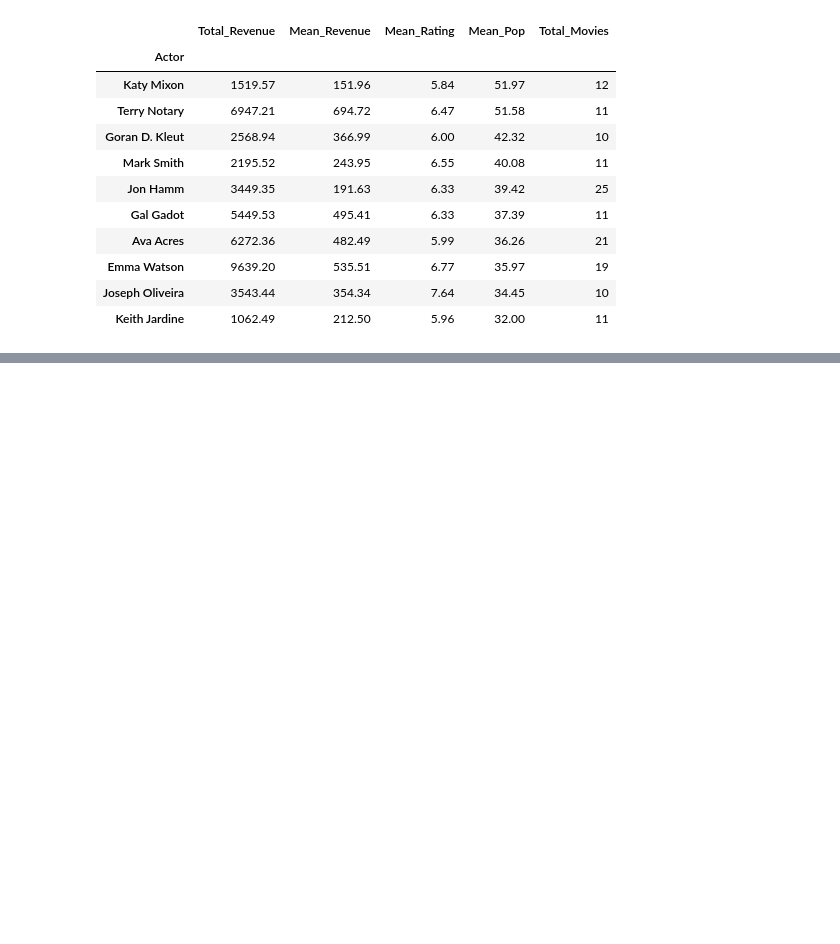
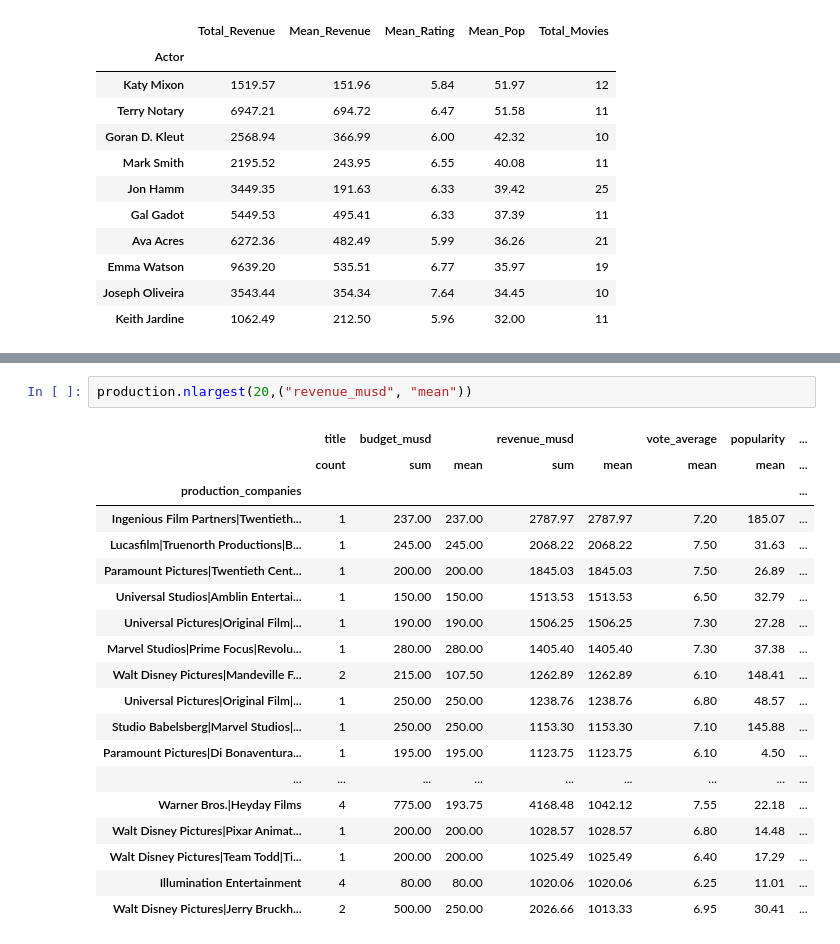
Before and after one commit to Vivekn986/Movie-Recommendations-Project, a Jupyter notebook: movie_recommendation .ipynb, the cells around one changed output, grey strips where cells are left out. Drawn from its saved outputs; the diff is of its cells as text; blank space fills up the shorter version.

```diff
--- a/movie_recommendation .ipynb
+++ b/movie_recommendation .ipynb
@@ -354,0 +399,22 @@ df.head(2)
+# %%
+production.nlargest(20,("revenue_musd", "mean"))
+# %% [output]
+|  | title | budget_musd |  | revenue_musd |  | vote_average | popularity | ... |
+|  | count | sum | mean | sum | mean | mean | mean | ... |
+| production_companies |  |  |  |  |  |  |  | ... |
+| Ingenious Film Partners|Twentieth... | 1 | 237.00 | 237.00 | 2787.97 | 2787.97 | 7.20 | 185.07 | ... |
+| Lucasfilm|Truenorth Productions|B... | 1 | 245.00 | 245.00 | 2068.22 | 2068.22 | 7.50 | 31.63 | ... |
+| Paramount Pictures|Twentieth Cent... | 1 | 200.00 | 200.00 | 1845.03 | 1845.03 | 7.50 | 26.89 | ... |
+| Universal Studios|Amblin Entertai... | 1 | 150.00 | 150.00 | 1513.53 | 1513.53 | 6.50 | 32.79 | ... |
+| Universal Pictures|Original Film|... | 1 | 190.00 | 190.00 | 1506.25 | 1506.25 | 7.30 | 27.28 | ... |
+| Marvel Studios|Prime Focus|Revolu... | 1 | 280.00 | 280.00 | 1405.40 | 1405.40 | 7.30 | 37.38 | ... |
+| Walt Disney Pictures|Mandeville F... | 2 | 215.00 | 107.50 | 1262.89 | 1262.89 | 6.10 | 148.41 | ... |
+| Universal Pictures|Original Film|... | 1 | 250.00 | 250.00 | 1238.76 | 1238.76 | 6.80 | 48.57 | ... |
+| Studio Babelsberg|Marvel Studios|... | 1 | 250.00 | 250.00 | 1153.30 | 1153.30 | 7.10 | 145.88 | ... |
+| Paramount Pictures|Di Bonaventura... | 1 | 195.00 | 195.00 | 1123.75 | 1123.75 | 6.10 | 4.50 | ... |
+| ... | ... | ... | ... | ... | ... | ... | ... | ... |
+| Warner Bros.|Heyday Films | 4 | 775.00 | 193.75 | 4168.48 | 1042.12 | 7.55 | 22.18 | ... |
+| Walt Disney Pictures|Pixar Animat... | 1 | 200.00 | 200.00 | 1028.57 | 1028.57 | 6.80 | 14.48 | ... |
+| Walt Disney Pictures|Team Todd|Ti... | 1 | 200.00 | 200.00 | 1025.49 | 1025.49 | 6.40 | 17.29 | ... |
+| Illumination Entertainment | 4 | 80.00 | 80.00 | 1020.06 | 1020.06 | 6.25 | 11.01 | ... |
+| Walt Disney Pictures|Jerry Bruckh... | 2 | 500.00 | 250.00 | 2026.66 | 1013.33 | 6.95 | 30.41 | ... |
```
Also changed, not shown: parts of 5 cells of this notebook.
